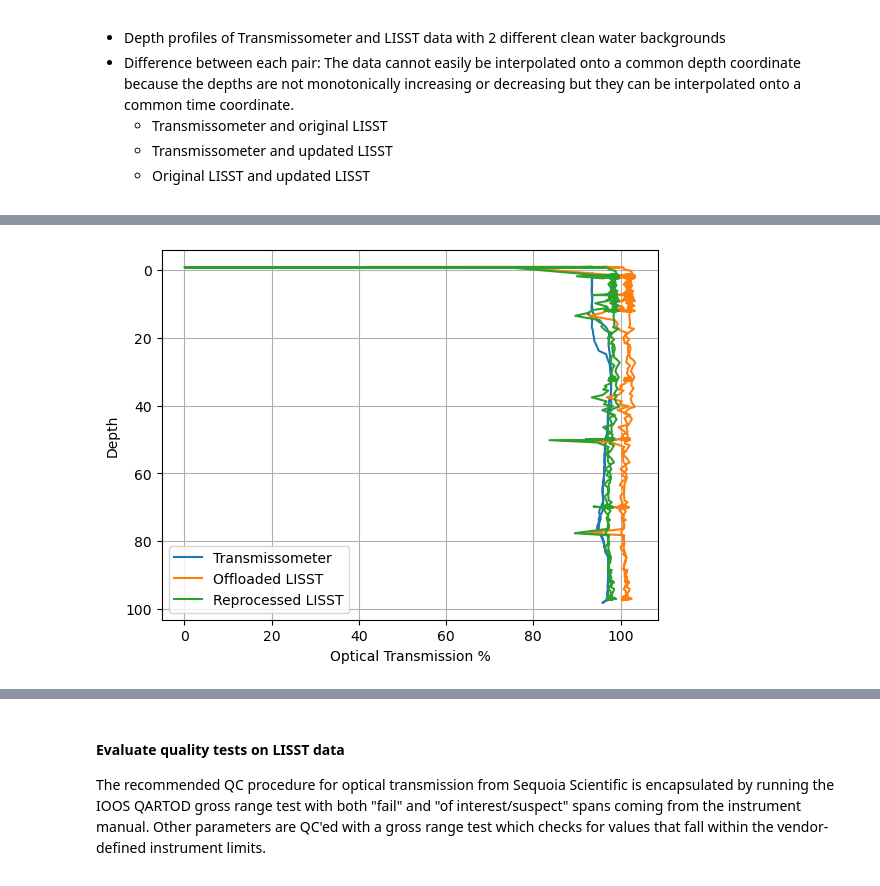
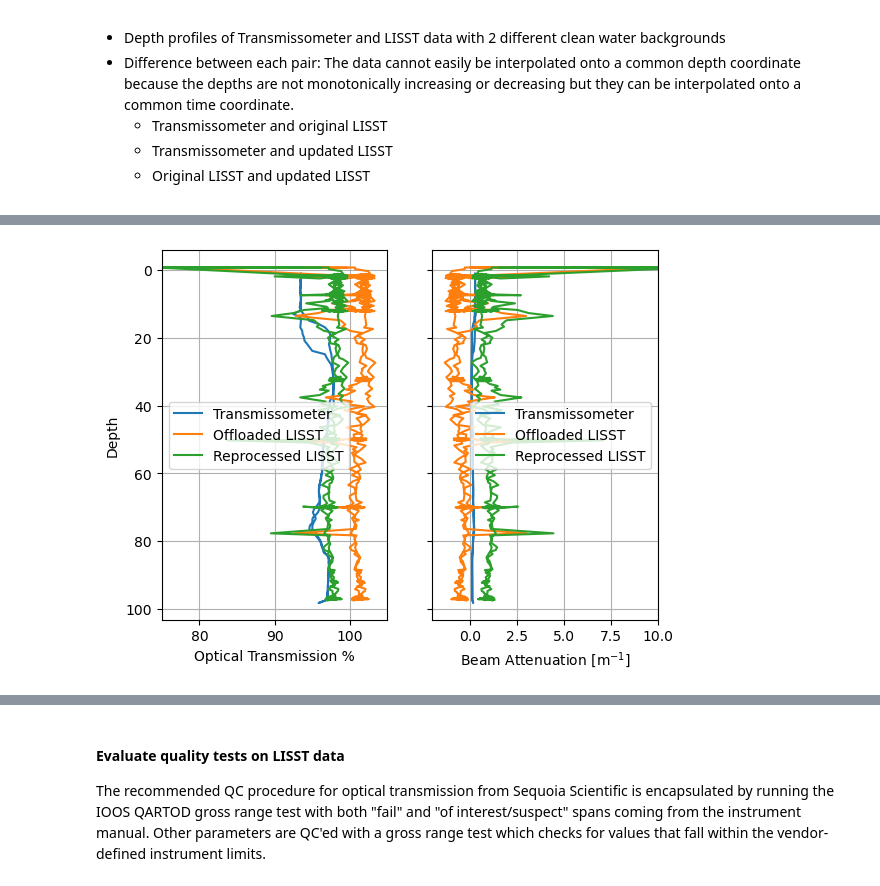
Before and after one commit to cooleyky/pioneer-21, a Jupyter notebook: 00-plot-ctd-lisst.ipynb, the cells around one changed output, grey strips where cells are left out. Saved outputs shown, nothing was run; the diff lists cells and outputs as text; code cells hidden in the pictures.

Commit message:
Complete LISST-Transmissometer comparison plots

```diff
--- a/00-plot-ctd-lisst.ipynb
+++ b/00-plot-ctd-lisst.ipynb
@@ -131,0 +113,5 @@ ctd_inst.head()
+# %%
+# Convert data frames to xarray for easy manipulation
+ctd_inst = xr.Dataset.from_dataframe(ctd_inst)
+lisst_onboard = xr.Dataset.from_dataframe(lisst_onboard)
+lisst_reproc = xr.Dataset.from_dataframe(lisst_reproc)
@@ -141,16 +135,16 @@ ctd_inst.head()
         <li> Original LISST and updated LISST
 # %%
 # Get CTD Transmissometer data
-ctd_transmission = ctd_inst["CStarTr0"]
-ctd_beamatten = ctd_inst["CStarAt0"]
-ctd_depth = ctd_inst["DepSM"]
+ctd_transmission = ctd_inst["CStarTr0"].values
+ctd_beamatten = ctd_inst["CStarAt0"].values
+ctd_depth = ctd_inst["DepSM"].values
 # %%
 # Get onboard processed LISST data - change to new units for optical transmission
 onboard_transmission = lisst_onboard["optical_transmission"]*100
 onboard_beamatten = lisst_onboard["beam_attenuation"]
-lisst_depth = lisst_onboard["depth"]
+lisst_depth = lisst_onboard["depth"].values
 # %%
 # Get reprocessed LISST data - change to new units for optical transmission
 reproc_transmission = lisst_reproc["optical_transmission"]*100
-reproc_beamatten = lisst_reproc["beam_attenuation"]
+reproc_beamatten = lisst_reproc["beam_attenuation"].astype(float)
 # lisst_depth2 = lisst_reproc["depth"]
@@ -191,20 +156,22 @@ Coordinates:
 # %%
-# Plot optical transmission
-fig, ax = plt.subplots()
-ax.plot(ctd_transmission, ctd_depth, label="Transmissometer")
-ax.plot(onboard_transmission, lisst_depth, label="Offloaded LISST")
-ax.plot(reproc_transmission, lisst_depth, label="Reprocessed LISST")
-ax.invert_yaxis()
-ax.set_ylabel("Depth")
-ax.set_xlabel("Optical Transmission %")
-ax.legend()
-ax.grid()
+# Plot water column profiles
+fig, axs = plt.subplots(1, 2, sharey=True)
+axs[0].plot(ctd_transmission, ctd_depth, label="Transmissometer")
+axs[0].plot(onboard_transmission, lisst_depth, label="Offloaded LISST")
+axs[0].plot(reproc_transmission, lisst_depth, label="Reprocessed LISST")
+axs[0].invert_yaxis()
+axs[0].set_ylabel("Depth")
+axs[0].set_xlabel("Optical Transmission %")
+axs[0].set_xlim([75, 105])
+axs[0].legend()
+axs[0].grid()
 
-# axs[1].plot(ctd_transmission-onboard_transmission, ctd_depth, label="Transmissometer - Offloaded LISST")
-# axs[1].plot(onboard_transmission-reproc_transmission, lisst_depth, label="Offloaded - Reprocessed LISST")
-# axs[1].plot(ctd_transmission-reproc_transmission, lisst_depth, label="Transmissometer - Reprocessed LISST")
-# axs[1].set_xlabel("Optical Transmission % Difference")
-# axs[1].legend()
-# axs[1].grid()
+axs[1].plot(ctd_beamatten, ctd_depth, label="Transmissometer")
+axs[1].plot(onboard_beamatten, lisst_depth, label="Offloaded LISST")
+axs[1].plot(reproc_beamatten, lisst_depth, label="Reprocessed LISST")
+axs[1].set_xlabel("Beam Attenuation [m$^{-1}$]")
+axs[1].set_xlim([-2,10])
+axs[1].legend()
+axs[1].grid()
 # %% [output]
-[figure, old version]
+[figure, new version]
```
Also changed, not shown: parts of 12 cells of this notebook.
